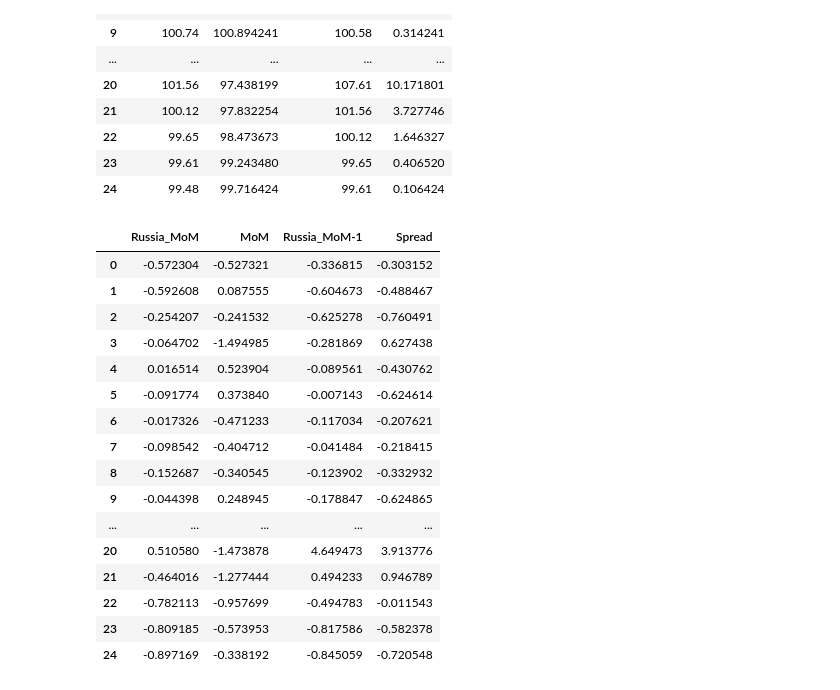
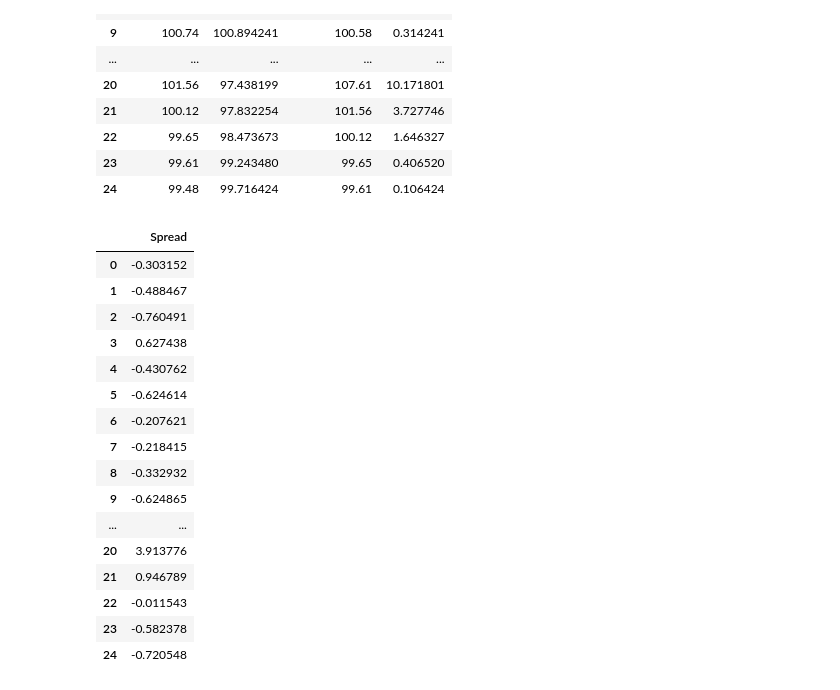
Before and after one commit to ALeksandr13254/CPI-forecasting, a Jupyter notebook: mysolve.ipynb, the cells around one changed output. Saved outputs shown, nothing was run; the diff lists cells and outputs as text; code cells hidden in the pictures.

```diff
--- a/mysolve.ipynb
+++ b/mysolve.ipynb
@@ -677,7 +675,7 @@ fig3.update_traces(marker=dict(size=12,
 # %% [output]
 [interactive output not drawn]
 # %%
-df_25_nn = df_25
+df_25_nn = df_25.copy()
 df_25_nn['Spread'] = abs(df_25['MoM'] - df_25['Russia_MoM-1'])
 df_25_nn
 # %% [output]
@@ -700,24 +698,24 @@ df_25_nn
 | 24 | 99.48 | 99.716424 | 99.61 | 0.106424 |
 # %%
 scaler_nn = preprocessing.StandardScaler()
-names = df_25_nn.columns
-df_25_nn_norm = pd.DataFrame(scaler_nn.fit_transform(df_25_nn), columns=names)
-df_25_nn_norm
+names = df_25_nn.iloc[:,-1:].columns
+df_25_nn_norm_spread = pd.DataFrame(scaler_nn.fit_transform(df_25_nn.iloc[:,-1:]), columns=names)
+df_25_nn_norm_spread
 # %% [output]
-|  | Russia_MoM | MoM | Russia_MoM-1 | Spread |
-| 0 | -0.572304 | -0.527321 | -0.336815 | -0.303152 |
-| 1 | -0.592608 | 0.087555 | -0.604673 | -0.488467 |
-| 2 | -0.254207 | -0.241532 | -0.625278 | -0.760491 |
-| 3 | -0.064702 | -1.494985 | -0.281869 | 0.627438 |
-| 4 | 0.016514 | 0.523904 | -0.089561 | -0.430762 |
-| 5 | -0.091774 | 0.373840 | -0.007143 | -0.624614 |
-| 6 | -0.017326 | -0.471233 | -0.117034 | -0.207621 |
-| 7 | -0.098542 | -0.404712 | -0.041484 | -0.218415 |
-| 8 | -0.152687 | -0.340545 | -0.123902 | -0.332932 |
-| 9 | -0.044398 | 0.248945 | -0.178847 | -0.624865 |
-| ... | ... | ... | ... | ... |
-| 20 | 0.510580 | -1.473878 | 4.649473 | 3.913776 |
-| 21 | -0.464016 | -1.277444 | 0.494233 | 0.946789 |
-| 22 | -0.782113 | -0.957699 | -0.494783 | -0.011543 |
-| 23 | -0.809185 | -0.573953 | -0.817586 | -0.582378 |
-| 24 | -0.897169 | -0.338192 | -0.845059 | -0.720548 |
+|  | Spread |
+| 0 | -0.303152 |
+| 1 | -0.488467 |
+| 2 | -0.760491 |
+| 3 | 0.627438 |
+| 4 | -0.430762 |
+| 5 | -0.624614 |
+| 6 | -0.207621 |
+| 7 | -0.218415 |
+| 8 | -0.332932 |
+| 9 | -0.624865 |
+| ... | ... |
+| 20 | 3.913776 |
+| 21 | 0.946789 |
+| 22 | -0.011543 |
+| 23 | -0.582378 |
+| 24 | -0.720548 |
```
Also changed, not shown: parts of 53 cells of this notebook.
